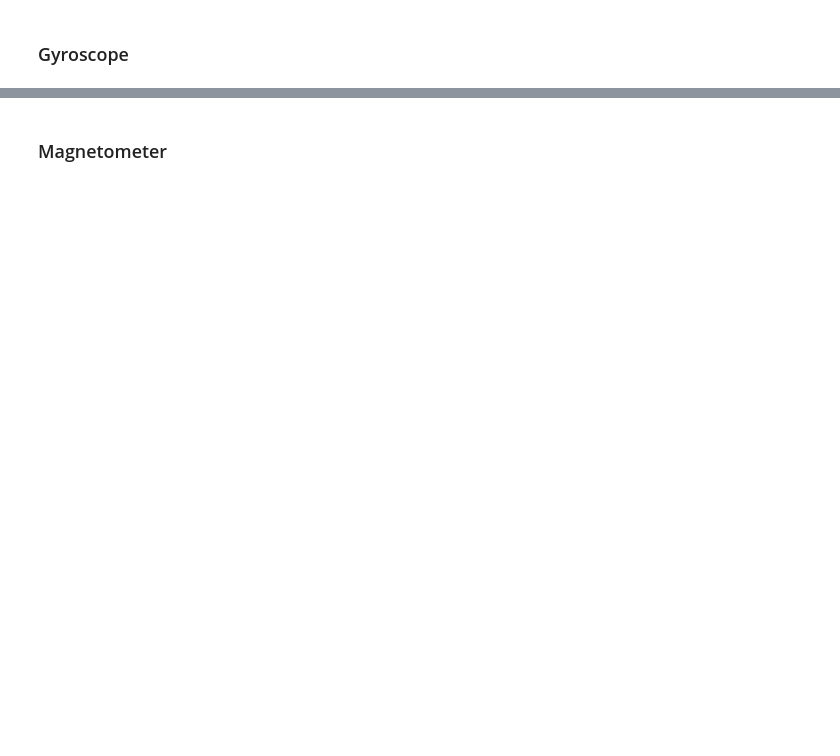
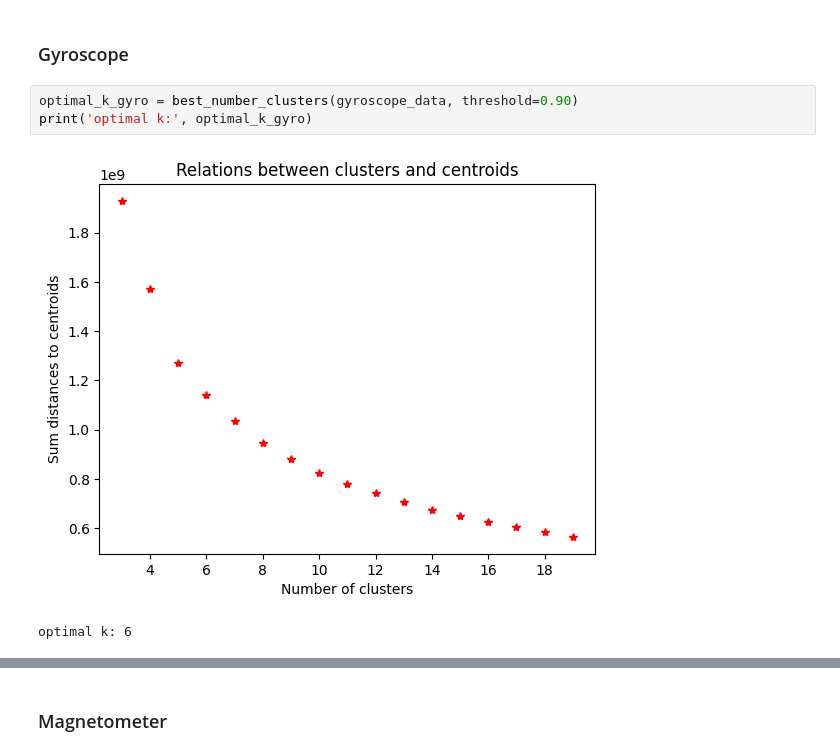
Before and after one commit to PugtgYosuky/clf-human-activities, a Jupyter notebook: src/project.ipynb, the cells around one changed output, grey strips where cells are left out. Drawn from its saved outputs; the diff is of its cells as text; blank space fills up the shorter version.

```diff
--- a/src/project.ipynb
+++ b/src/project.ipynb
@@ -152,3 +233,9 @@ Como se pode observer, segundo o método Elbow, k=9 parece ser o número de clus
 # %% [markdown]
 ### Gyroscope
+# %%
+optimal_k_gyro = best_number_clusters(gyroscope_data, threshold=0.90)
+print('optimal k:', optimal_k_gyro)
+# %% [output]
+[figure, added]
+optimal k: 6
 # %%
```
Also changed, not shown: parts of 65 cells of this notebook, 7 other files.
